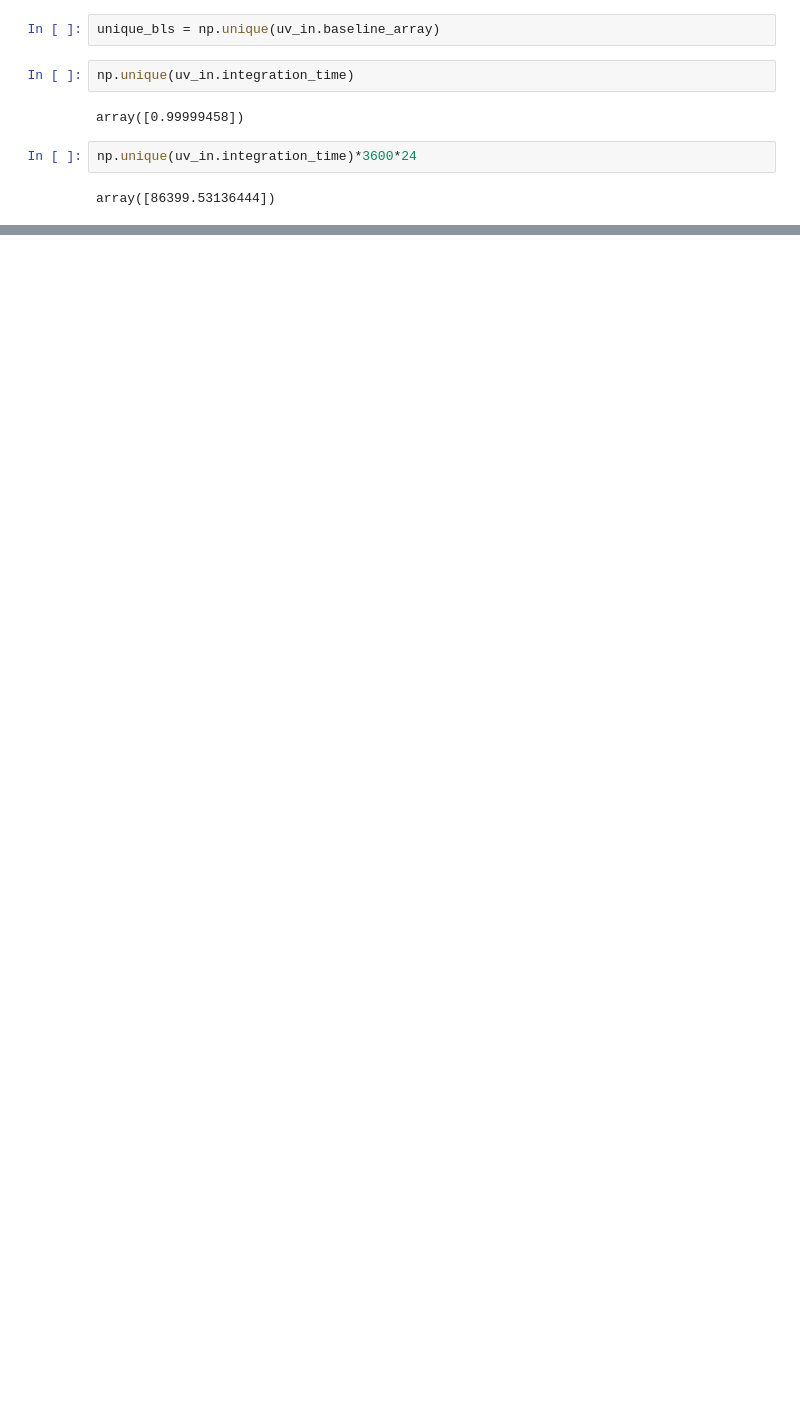
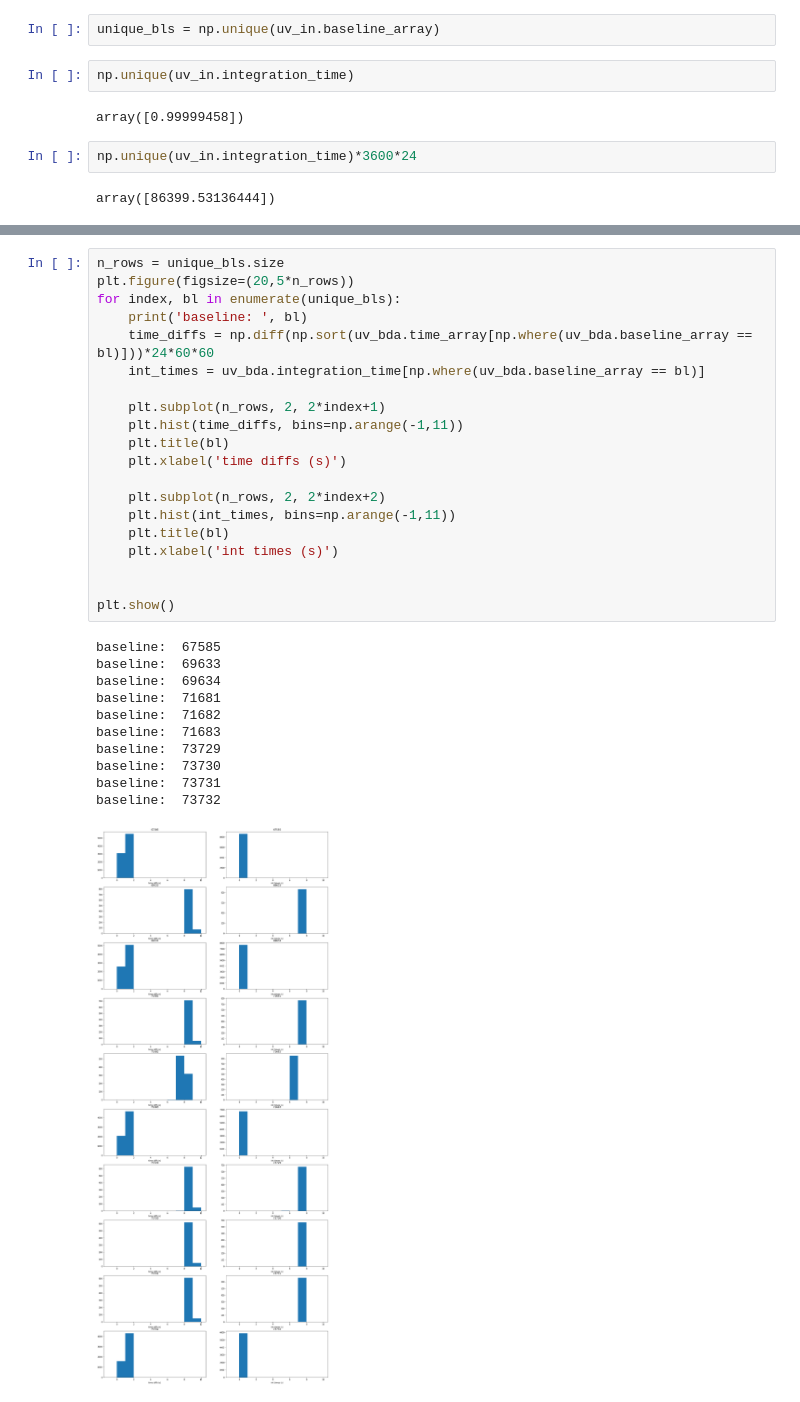
Before and after one commit to bhazelton/random_stuff, a Jupyter notebook: jupyter_notebooks/bda_exploration.ipynb, the cells around one changed output, grey strips where cells are left out. Cells and saved outputs as stored; diff of their text form; blank space fills up the shorter version.

```diff
--- a/jupyter_notebooks/bda_exploration.ipynb
+++ b/jupyter_notebooks/bda_exploration.ipynb
@@ -196,0 +232,32 @@ max time_diffs:  1.0042190551757812
+# %%
+n_rows = unique_bls.size
+plt.figure(figsize=(20,5*n_rows))
+for index, bl in enumerate(unique_bls):
+    print('baseline: ', bl)
+    time_diffs = np.diff(np.sort(uv_bda.time_array[np.where(uv_bda.baseline_array == bl)]))*24*60*60
+    int_times = uv_bda.integration_time[np.where(uv_bda.baseline_array == bl)]
+
+    plt.subplot(n_rows, 2, 2*index+1)
+    plt.hist(time_diffs, bins=np.arange(-1,11))
+    plt.title(bl)
+    plt.xlabel('time diffs (s)')
+
+    plt.subplot(n_rows, 2, 2*index+2)
+    plt.hist(int_times, bins=np.arange(-1,11))
+    plt.title(bl)
+    plt.xlabel('int times (s)')
+
+
+plt.show()
+# %% [output]
+baseline:  67585
+baseline:  69633
+baseline:  69634
+baseline:  71681
+baseline:  71682
+baseline:  71683
+baseline:  73729
+baseline:  73730
+baseline:  73731
+baseline:  73732
+[figure, added]
```
Also changed, not shown: parts of 12 cells of this notebook.
